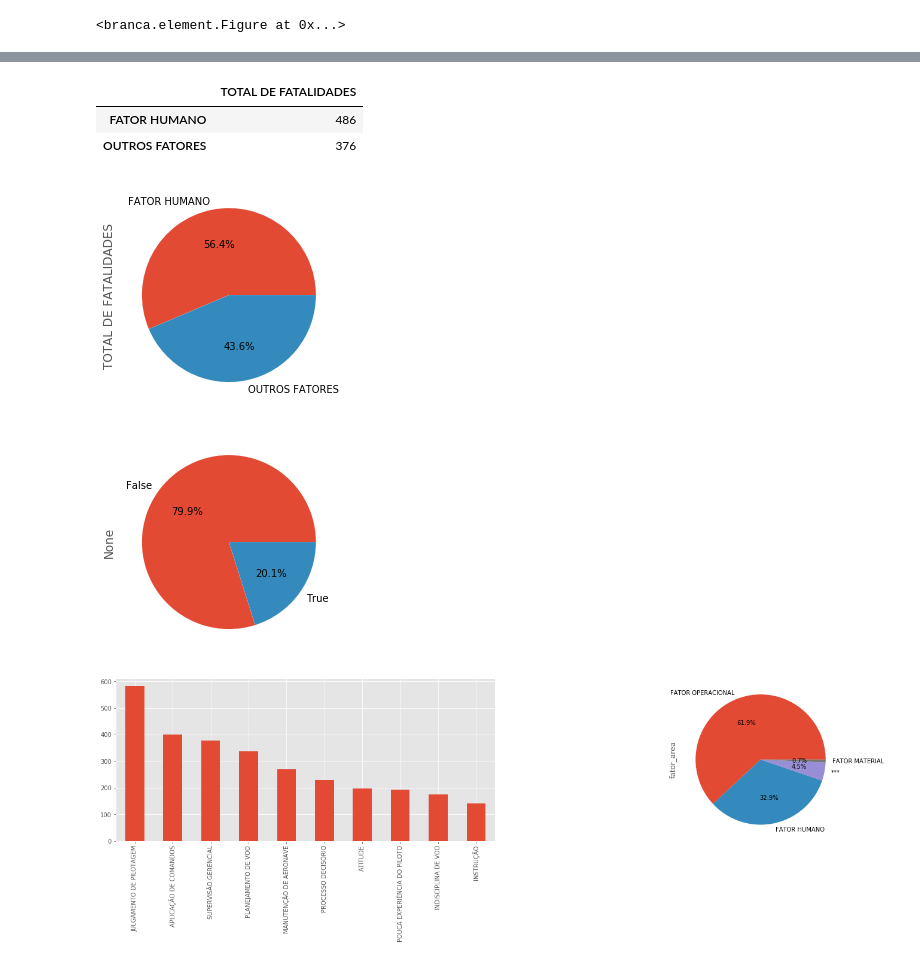
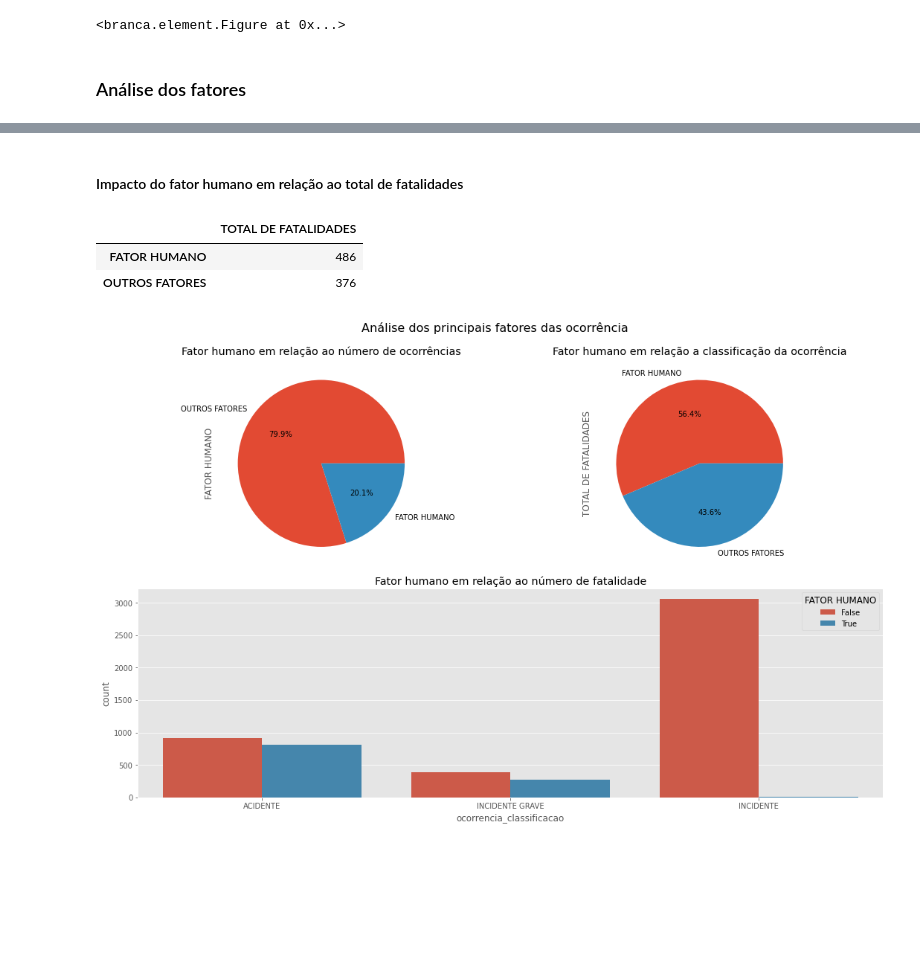
Before and after one commit to joaopamaral/tcc_puc_cdbd, a Jupyter notebook: Analise_Storybook_CENIPA.ipynb, the cells around one changed output, grey strips where cells are left out. Saved outputs shown, nothing was run; the diff lists cells and outputs as text; code cells hidden in the pictures; blank space fills up the shorter version.

```diff
--- a/Analise_Storybook_CENIPA.ipynb
+++ b/Analise_Storybook_CENIPA.ipynb
@@ -119,12 +134,15 @@ Localização das Ocorrências no Brasil
 <branca.element.Figure at 0x...>
 # %%
 filtro_fator_humano = (oco_df.fator_area.str.contains('FATOR HUMANO') | oco_df.fator_aspecto.str.contains('DESEMPENHO DO SER HUMANO'))
+oco_df['FATOR HUMANO'] = filtro_fator_humano
 location_data_humano = oco_df.loc[filtro_fator_humano, ['ocorrencia_latitude', 'ocorrencia_longitude']].values
 
 plot_heatmap_brazil(location_data_humano, title='Localização das Ocorrências no Brasil devido o Fator Humano')
 # %% [output]
 Localização das Ocorrências no Brasil devido o Fator Humano
 <branca.element.Figure at 0x...>
+# %% [markdown]
+### Análise dos fatores
 # %%
 display(ftc_df.head())
 print('\n')
@@ -148,22 +166,34 @@ display(ftc_df.describe(include='all'))
 | 50% | 2.012100e+14 | NaN | NaN | NaN | NaN | NaN | ... |
 | 75% | 2.015020e+14 | NaN | NaN | NaN | NaN | NaN | ... |
 | max | 2.019011e+14 | NaN | NaN | NaN | NaN | NaN | ... |
-# %%
-fatal_df = pd.DataFrame([oco_df.loc[filtro_fator_humano, 'total_fatalidades'].sum(), oco_df.loc[~filtro_fator_humano, 'total_fatalidades'].sum()], ['FATOR HUMANO', 'OUTROS FATORES'], ['TOTAL DE FATALIDADES'])
-display(fatal_df)
-fatal_df['TOTAL DE FATALIDADES'].plot.pie(autopct='%1.1f%%');
-# %% [output]
-|  | TOTAL DE FATALIDADES |
-| FATOR HUMANO | 486 |
-| OUTROS FATORES | 376 |
-[figure, removed]
-# %%
-(oco_df.fator_area.str.contains('FATOR HUMANO') | oco_df.fator_aspecto.str.contains('DESEMPENHO DO SER HUMANO')).value_counts().plot.pie(autopct='%1.1f%%');
-# %% [output]
-[figure, removed]
-# %%
-fig, (ax1, ax2) = plt.subplots(1, 2, figsize=(25, 5))
-ftc_df.fator_nome.value_counts().nlargest(10).plot.bar(ax=ax1);
-ftc_df.fator_area.value_counts().plot.pie(autopct='%1.1f%%', ax=ax2);
-# %% [output]
-[figure, removed]
+# %% [markdown]
+#### Impacto do fator humano em relação ao total de fatalidades
+# %%
+# Create 2x2 sub plots
+gs = gridspec.GridSpec(2, 2)
+
+fig = plt.figure(figsize=(15, 10))
+ax1 = plt.subplot(gs[0, 0]) # row 0, col 0
+ax2 = plt.subplot(gs[0, 1]) # row 0, col 1
+ax3 = plt.subplot(gs[1, :]) # row 1, span all columns
+
+fatal_df = pd.DataFrame([oco_df.loc[filtro_fator_humano, 'total_fatalidades'].sum(),
+                         oco_df.loc[~filtro_fator_humano, 'total_fatalidades'].sum()], ['FATOR HUMANO', 'OUTROS FATORES'], ['TOTAL DE FATALIDADES'])
+display(fatal_df)
+print('\n\n')
+
+oco_df['FATOR HUMANO'].value_counts().plot.pie(autopct='%1.1f%%', ax=ax1, labels=['OUTROS FATORES', 'FATOR HUMANO']);
+sns.countplot(x='ocorrencia_classificacao', hue='FATOR HUMANO', data=oco_df, ax=ax3)
+fatal_df['TOTAL DE FATALIDADES'].plot.pie(autopct='%1.1f%%', ax=ax2);
+
+ax1.set_title('Fator humano em relação ao número de ocorrências')
+ax2.set_title('Fator humano em relação a classificação da ocorrência')
+ax3.set_title('Fator humano em relação ao número de fatalidade')
+
+fig.suptitle('Análise dos principais fatores das ocorrência', fontsize=16)
+fig.tight_layout(rect=[0, 0.03, 1, 0.95])
+# %% [output]
+|  | TOTAL DE FATALIDADES |
+| FATOR HUMANO | 486 |
+| OUTROS FATORES | 376 |
+[figure, added]
```
Also changed, not shown: parts of 6 cells of this notebook.
